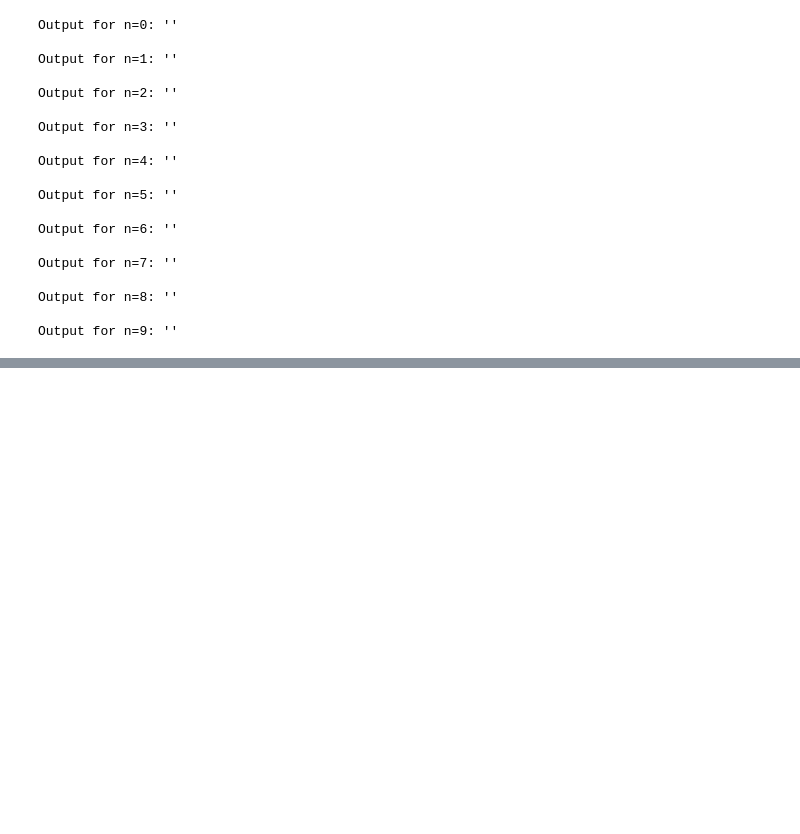
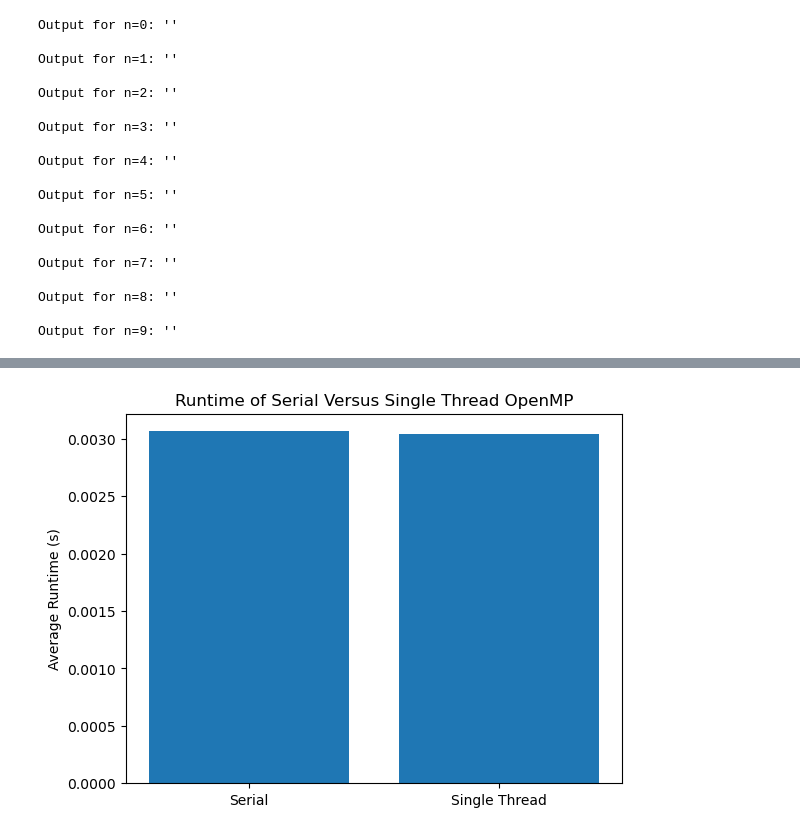
Before and after one commit to cmse822/project-4-openmp-intro-team-4, a Jupyter notebook: Part1_Driver_Visualization.ipynb, the cells around one changed output, grey strips where cells are left out. Cells and saved outputs as stored; diff of their text form; code cells hidden in the pictures; blank space fills up the shorter version.

```diff
--- a/Part1_Driver_Visualization.ipynb
+++ b/Part1_Driver_Visualization.ipynb
@@ -138,0 +140,21 @@ array([ 0,  1,  2,  3,  4,  5,  6,  7,  8,  9, 10, 11, 12, 13, 14, 15])
+# %%
+####Read data for P1
+data_p1 = pd.read_csv('MMM_pt1.csv')
+
+#get the average of the serial runtime:
+serial_rt = np.mean(data_p1[data_p1[' Threads'] == 'Serial'][' Average Runtime']);
+
+#get the avearage runtime with one thread and matrix size == 100
+SingleThread_rt = np.mean(data_p1[(data_p1[' Threads'] == str(1)) & (data_p1['Matrix Size'] == 100) ][' Average Runtime']);
+
+#Concat data and create the bar plot
+bar_values = [serial_rt,SingleThread_rt]
+bar_labels = ['Serial','Single Thread']
+
+
+plt.bar(bar_labels,bar_values)
+plt.ylabel("Average Runtime (s)")
+plt.title("Runtime of Serial Versus Single Thread OpenMP")
+plt.savefig('Serial_Vs_1Thread.jpg')
+# %% [output]
+[figure, added]
```
Also changed, not shown: parts of 6 cells of this notebook, 6 other files.
